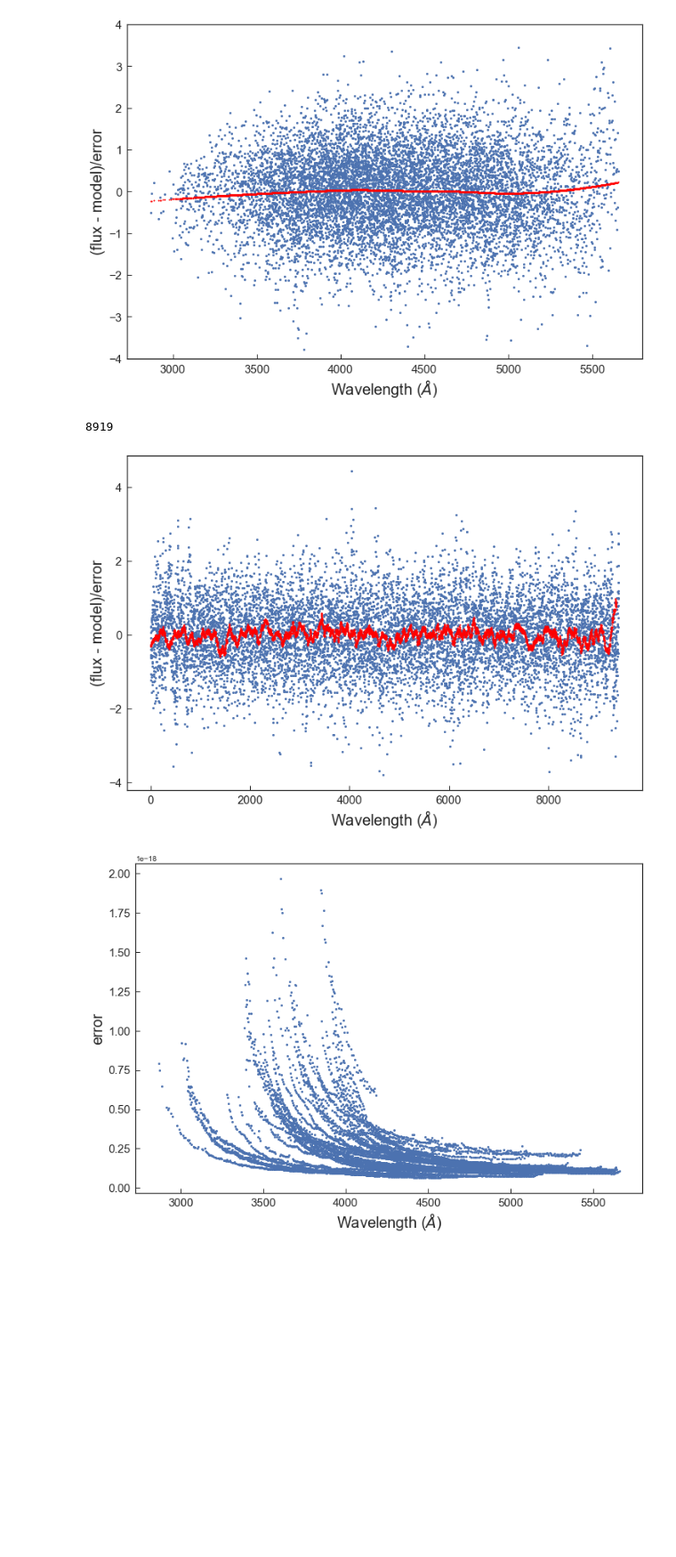
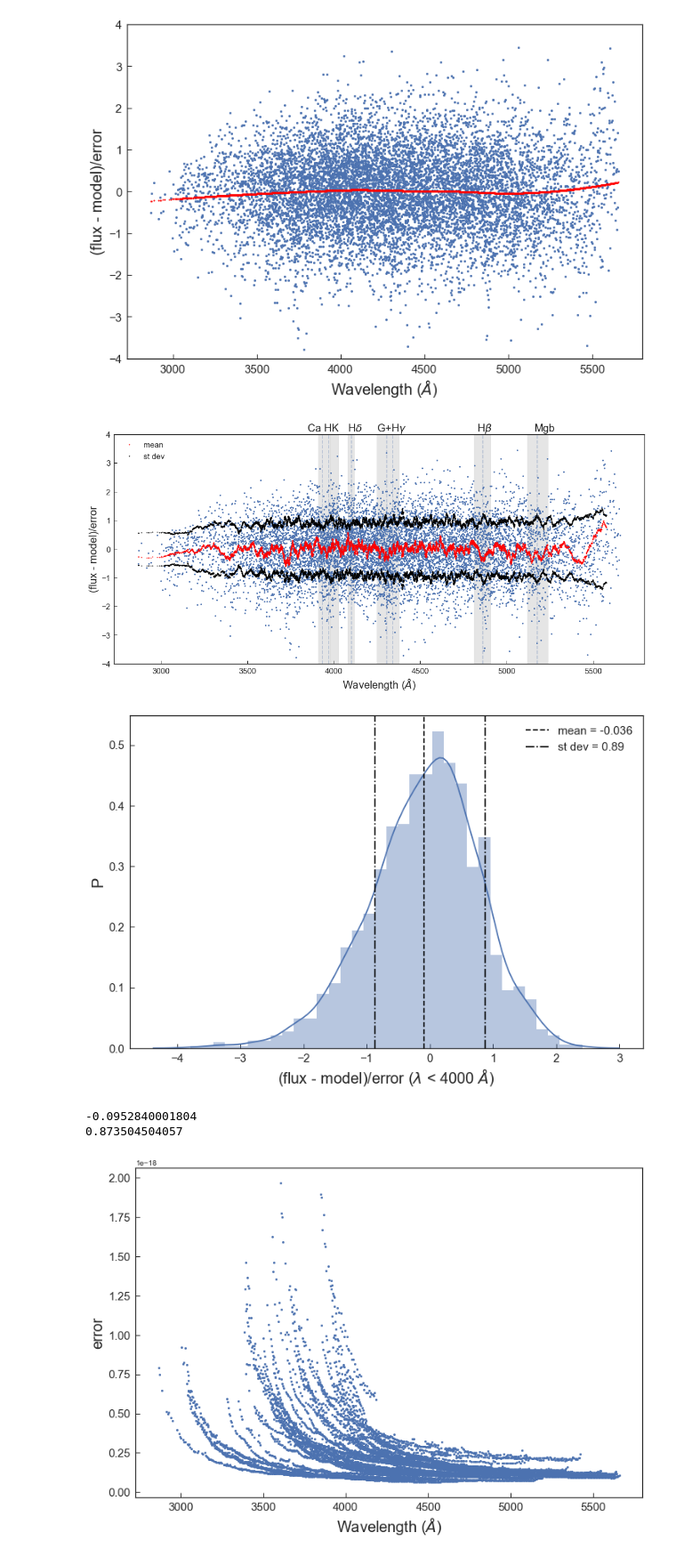
Before and after one commit to Vince-ec/Quiescent_analysis, a Jupyter notebook: scripts/flux_error.ipynb, the cells around one changed output. Shown: that part at 89% size. Cells and saved outputs as stored; diff of their text form; code cells hidden in the pictures; blank space fills up the shorter version.

```diff
--- a/scripts/flux_error.ipynb
+++ b/scripts/flux_error.ipynb
@@ -84,5 +88,8 @@ Rename column: xcentroid -> x_flt
+# %%
+IDW =waves.argsort()
 # %%
-df = pd.DataFrame({'wv':waves,'res':(mflux - flux)/flux, 'resers':(mflux - flux)/error})
+df = pd.DataFrame({'wv':waves[IDW],'res':(mflux[IDW] - flux[IDW])/flux[IDW],
+                   'resers':(mflux[IDW] - flux[IDW])/error[IDW]})
 # %%
 smth_res = R.loess('res~wv',data = df)
 smth_resers = R.loess('resers~wv',data = df)
@@ -119,23 +126,61 @@ plt.close()
 # %%
 eres = rzoo.zoo(df['resers'],df['wv'])
 # %%
-rmean = rzoo.rollapply(eres,50,'mean')
+rmean = rzoo.rollapply(eres,50,'mean', fill = 'NA', align ='left')
+rstd = rzoo.rollapply(eres,50,'sd', fill = 'NA', align ='left')
-# %%
-len(rmean)
-# %% [output]
-8919
-# %%
-plt.figure(figsize=[12,8])
-plt.plot((mflux - flux)/error,'o',ms=3)
-plt.plot(rmean,'ro',ms=2)
-plt.xlabel('Wavelength ($\AA$)',fontsize = 20)
-plt.ylabel('(flux - model)/error',fontsize = 20)
-plt.tick_params(axis='both', which='major', labelsize=15)
-plt.show()
-# plt.savefig('../plots/flx_err_err.png')
-plt.close()
-# %% [output]
-[figure, removed]
+# %%
+plt.figure(figsize=[18,8])
+plt.plot(waves[IDW],(mflux[IDW] - flux[IDW])/error[IDW],'o',ms=3)
+plt.plot(waves[IDW],rmean,'ro',ms=2, label = 'mean')
+plt.plot(waves[IDW],rstd,'ko',ms=2, label = 'st dev')
+plt.plot(waves[IDW],-np.array(rstd),'ko',ms=2)
+plt.xlabel('Wavelength ($\AA$)',fontsize = 20)
+plt.ylabel('(flux - model)/error',fontsize = 20)
+plt.tick_params(axis='both', which='major', labelsize=15)
+plt.ylim(-4,4)
+plt.axvline(3934.777,linestyle='--', alpha=.3)
+plt.axvline(3969.588,linestyle='--', alpha=.3)
+plt.axvline(4102.89,linestyle='--', alpha=.3)
+plt.axvline(4305.61,linestyle='--', alpha=.3)
+plt.axvline(4341.68,linestyle='--', alpha=.3)
+plt.axvline(4862.68,linestyle='--', alpha=.3)
+plt.axvline(5176.7,linestyle='--', alpha=.3)
+plt.axvspan(3910, 3980, color='k', alpha=.1)
+plt.axvspan(3980, 4030, color='k', alpha=.1)
+plt.axvspan(4080, 4120, color='k', alpha=.1)
+plt.axvspan(4250, 4380, color='k', alpha=.1)
+plt.axvspan(4810, 4910, color='k', alpha=.1)
+plt.axvspan(5120, 5240, color='k', alpha=.1)
+plt.text(3850,4.1,'Ca HK',fontsize=20)
+plt.text(4080,4.1,'H$\delta$',fontsize=20)
+plt.text(4250,4.1,'G+H$\gamma$',fontsize=20)
+plt.text(4830,4.1,'H$\\beta$',fontsize=20)
+plt.text(5160,4.1,'Mgb',fontsize=20)
+plt.legend(fontsize = 15)
+plt.show()
+# plt.savefig('../plots/flx_err_m_std2.png')
+plt.close()
+
+plt.figure(figsize=[12,8])
+sea.distplot((mflux[IDW][waves[IDW] < 3800] - flux[IDW][waves[IDW] < 3800])/error[IDW][waves[IDW] < 3800])
+plt.axvline(np.mean((mflux[IDW][waves[IDW] < 3800] - flux[IDW][waves[IDW] < 3800])/error[IDW][waves[IDW] < 3800]),color='k',linestyle='--',label = 'mean = -0.036' )
+plt.axvline(np.std((mflux[IDW][waves[IDW] < 3800] - flux[IDW][waves[IDW] < 3800])/error[IDW][waves[IDW] < 3800]),color='k',linestyle='-.',label = 'st dev = 0.89' )
+plt.axvline(-np.std((mflux[IDW][waves[IDW] < 3800] - flux[IDW][waves[IDW] < 3800])/error[IDW][waves[IDW] < 3800]),color='k',linestyle='-.')
+plt.ylabel('P',fontsize = 20)
+plt.xlabel('(flux - model)/error ($\lambda$ < 4000 $\AA$)',fontsize = 20)
+plt.tick_params(axis='both', which='major', labelsize=15)
+plt.legend(fontsize = 15)
+plt.show()
+# plt.savefig('../plots/flx_err_hist2.png')
+plt.close()
+
+print np.mean((mflux[IDW][waves[IDW] < 3800] - flux[IDW][waves[IDW] < 3800])/error[IDW][waves[IDW] < 3800])
+print np.std((mflux[IDW][waves[IDW] < 3800] - flux[IDW][waves[IDW] < 3800])/error[IDW][waves[IDW] < 3800])
+# %% [output]
+[figure, added]
+[figure, added]
+-0.0952840001804
+0.873504504057
 # %%
 plt.figure(figsize=[12,8])
 plt.plot(waves,error,'o',ms = 3)
```
Also changed, not shown: parts of 2 cells of this notebook, 8 other files.
